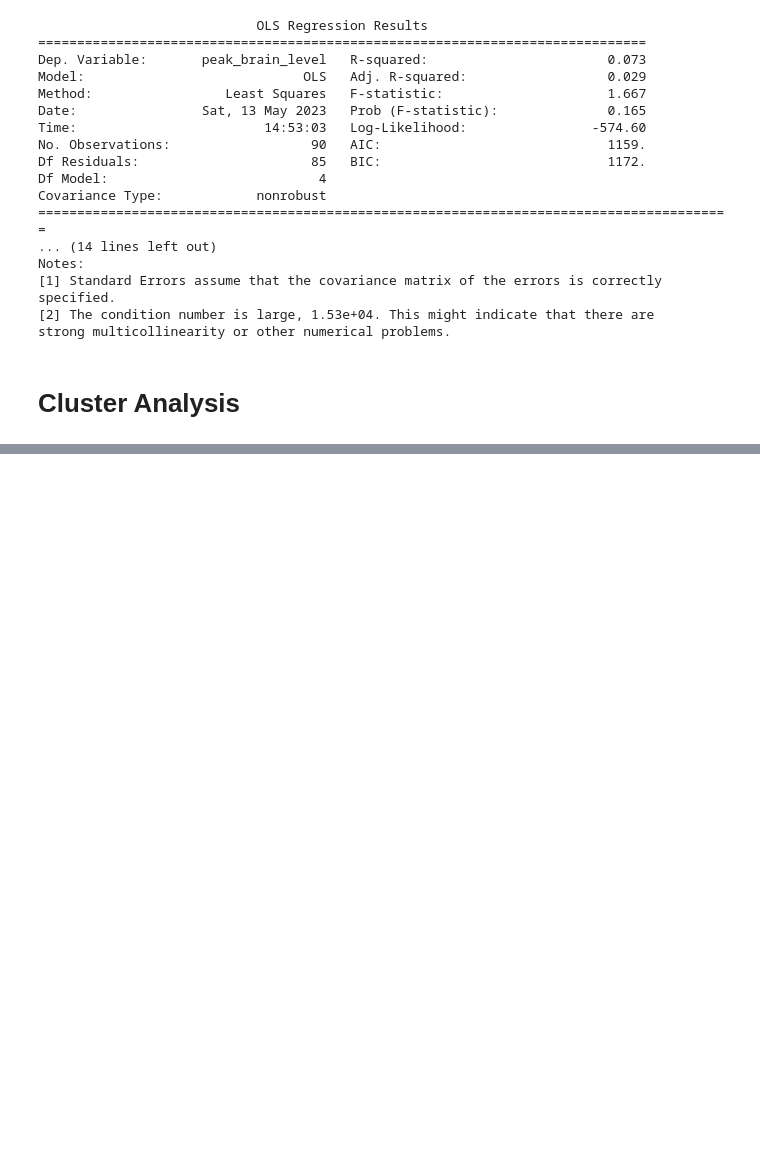
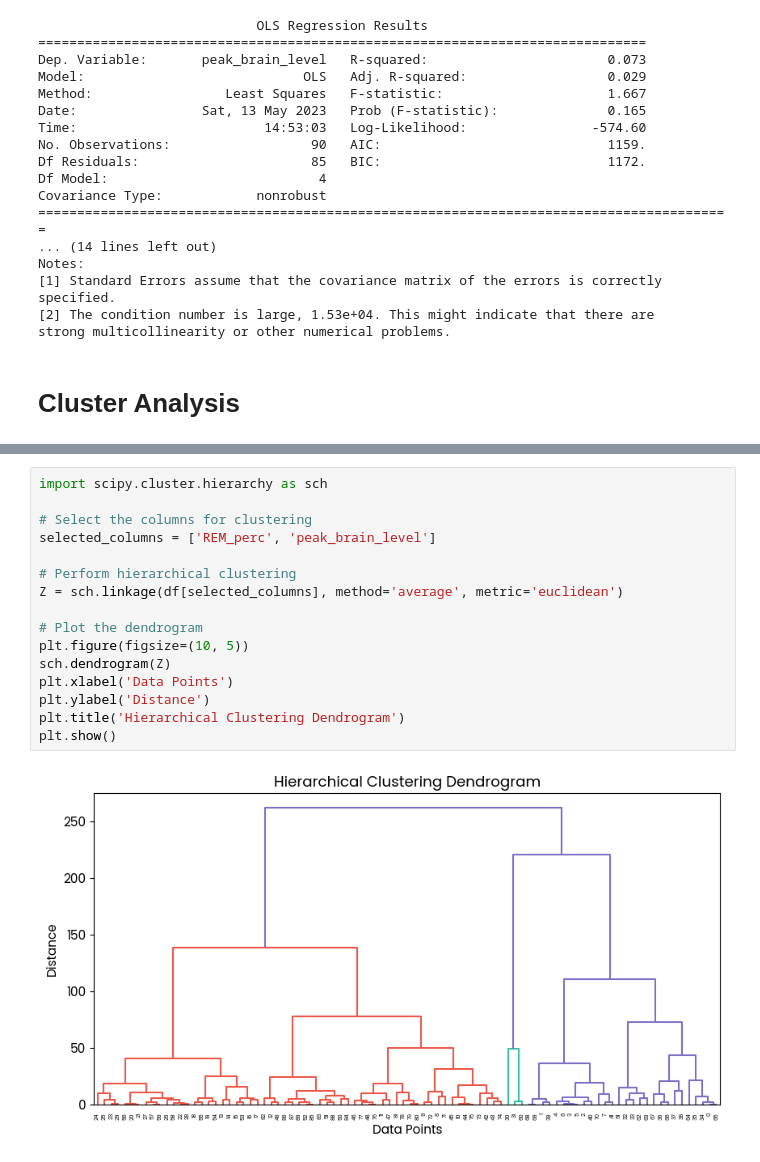
Before and after one commit to WGaitanidis/Grp5_Data_Analysis_Visualisation, a Jupyter notebook: Grp5_Data_Analysis_Sleep_Cognitive_Abilities.ipynb, the cells around one changed output, grey strips where cells are left out. Drawn from its saved outputs; the diff is of its cells as text; blank space fills up the shorter version.

```diff
--- a/Grp5_Data_Analysis_Sleep_Cognitive_Abilities.ipynb
+++ b/Grp5_Data_Analysis_Sleep_Cognitive_Abilities.ipynb
@@ -2564,0 +2692,18 @@ strong multicollinearity or other numerical problems.
+# %%
+import scipy.cluster.hierarchy as sch
+
+# Select the columns for clustering
+selected_columns = ['REM_perc', 'peak_brain_level']
+
+# Perform hierarchical clustering
+Z = sch.linkage(df[selected_columns], method='average', metric='euclidean')
+
+# Plot the dendrogram
+plt.figure(figsize=(10, 5))
+sch.dendrogram(Z)
+plt.xlabel('Data Points')
+plt.ylabel('Distance')
+plt.title('Hierarchical Clustering Dendrogram')
+plt.show()
+# %% [output]
+[figure, added]
```
Also changed, not shown: parts of 56 cells of this notebook.
